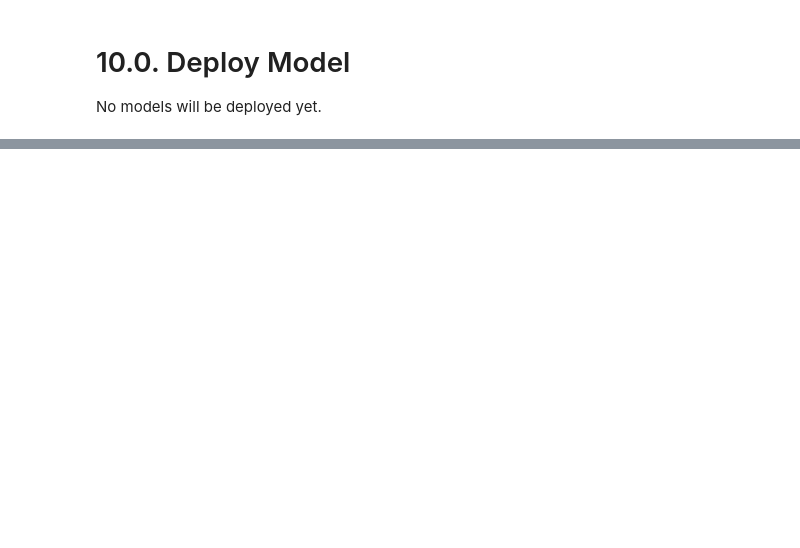
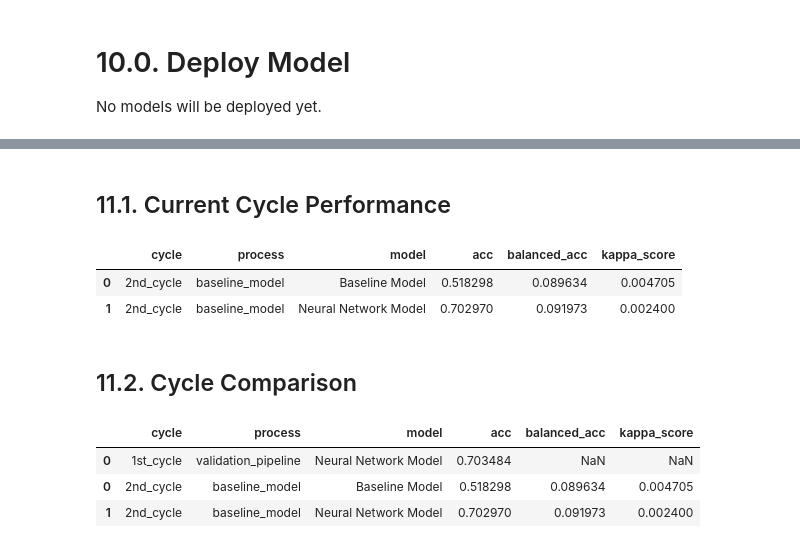
Before and after one commit to vinissouza/Airbnb-First-Booking-Forecast, a Jupyter notebook: Notebooks/2nd-Cycle-Notebook-Imbalanced_Metrics_&_Baseline_Model.ipynb, the cells around one changed output, grey strips where cells are left out. Drawn from its saved outputs; the diff is of its cells as text; code cells hidden in the pictures; blank space fills up the shorter version.

Commit message:
add cycle comparison in conclusion

```diff
--- a/Notebooks/2nd-Cycle-Notebook-Imbalanced_Metrics_&_Baseline_Model.ipynb
+++ b/Notebooks/2nd-Cycle-Notebook-Imbalanced_Metrics_&_Baseline_Model.ipynb
@@ -345,0 +341,11 @@ weighted avg       0.51      0.51      0.51     13635
+# %%
+# model definition
+model = ml.Sequential()
+model.add( l.Dense(128, input_dim=x_train.shape[1], activation='relu') )
+model.add( l.Dense(11, activation='softmax') )
+
+# model compile
+model.compile(loss='categorical_crossentropy', optimizer='adam', metrics=['accuracy'])
+
+# train model
+model.fit(x_train, y_train, epochs=100)
@@ -352,6 +377,5 @@ pred_nn = model.predict(x_test)
 # invert prediction
 yhat_nn = ohe.inverse_transform(pred_nn)
 
-# test dataset prepare with real results
-y_test_nn = y_test.to_numpy()
-yhat_nn = yhat_nn.reshape(1, -1)[0]
+# invert validation response
+y_test_nn = ohe.inverse_transform(y_test)
@@ -385,7 +425,12 @@ print(f'Kappa Score: {kappa_nn}')
 # Classification report
 print(m.classification_report(y_test_nn, yhat_nn))
 
-
 # Confusion Matrix
 mt.plot_confusion_matrix( y_test_nn, yhat_nn, normalize=False, figsize=(12,12));
+
+# Performance
+nn_performance = {'model': 'Neural Network Model',
+                  'acc': acc_nn,
+                  'balanced_acc': balanced_acc_nn,
+                  'kappa_score': kappa_nn}
 # %% [output]
@@ -424,0 +476,34 @@ No models will be deployed yet.
+# %% [markdown]
+## 11.1. Current Cycle Performance
+# %%
+# performance dataframe
+df_performance = pd.DataFrame([baseline_performance, nn_performance])
+df_performance['cycle'] = '2nd_cycle'
+df_performance['process'] = 'baseline_model'
+df_performance = df_performance[['cycle', 'process', 'model', 'acc', 'balanced_acc', 'kappa_score']]
+
+# save 2nd cycle to comparison
+df_performance.to_csv('../Datasets/2nd_cycle_performance', index=False)
+
+# display performance dataframe
+df_performance
+# %% [output]
+|  | cycle | process | model | acc | balanced_acc | kappa_score |
+| 0 | 2nd_cycle | baseline_model | Baseline Model | 0.518298 | 0.089634 | 0.004705 |
+| 1 | 2nd_cycle | baseline_model | Neural Network Model | 0.702970 | 0.091973 | 0.002400 |
+# %% [markdown]
+## 11.2. Cycle Comparison
+# %%
+# second cycle performance load
+performance_1st_cycle = pd.read_csv('../Datasets/1st_cycle_performance')
+
+# join cycles dataframes
+performance = pd.concat([performance_1st_cycle, df_performance])
+
+# display performance
+performance
+# %% [output]
+|  | cycle | process | model | acc | balanced_acc | kappa_score |
+| 0 | 1st_cycle | validation_pipeline | Neural Network Model | 0.703484 | NaN | NaN |
+| 0 | 2nd_cycle | baseline_model | Baseline Model | 0.518298 | 0.089634 | 0.004705 |
+| 1 | 2nd_cycle | baseline_model | Neural Network Model | 0.702970 | 0.091973 | 0.002400 |
```
Also changed, not shown: parts of 30 cells of this notebook.
